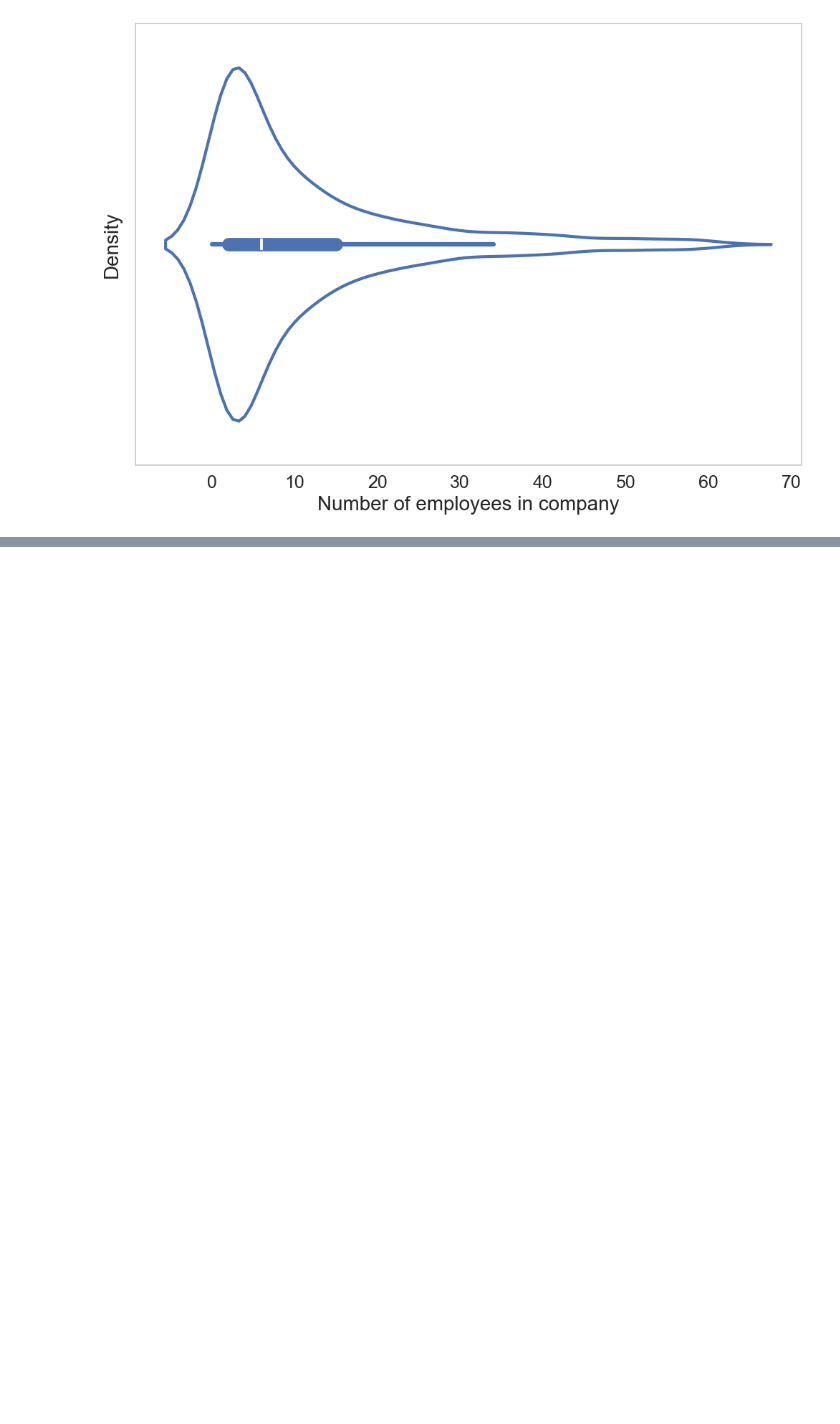
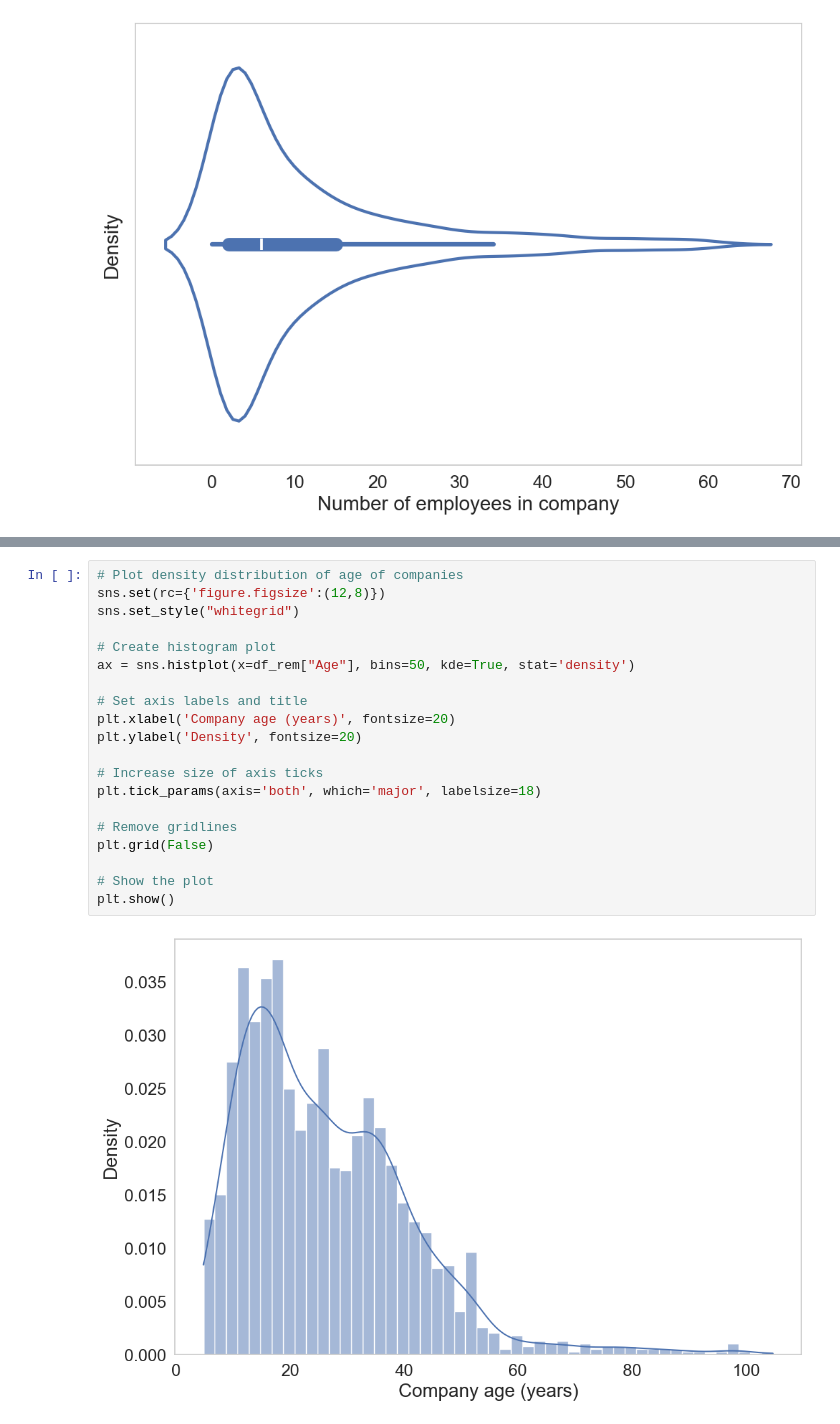
Before and after one commit to ivaroli/DataInTheWild, a Jupyter notebook: Analysis/simon.ipynb, the cells around one changed output, grey strips where cells are left out. Saved outputs shown, nothing was run; the diff lists cells and outputs as text; blank space fills up the shorter version.

```diff
--- a/Analysis/simon.ipynb
+++ b/Analysis/simon.ipynb
@@ -215,0 +254,22 @@ plt.show()
+# %%
+# Plot density distribution of age of companies
+sns.set(rc={'figure.figsize':(12,8)})
+sns.set_style("whitegrid")
+
+# Create histogram plot
+ax = sns.histplot(x=df_rem["Age"], bins=50, kde=True, stat='density')
+
+# Set axis labels and title
+plt.xlabel('Company age (years)', fontsize=20)
+plt.ylabel('Density', fontsize=20)
+
+# Increase size of axis ticks
+plt.tick_params(axis='both', which='major', labelsize=18)
+
+# Remove gridlines
+plt.grid(False)
+
+# Show the plot
+plt.show()
+# %% [output]
+[figure, added]
```
Also changed, not shown: parts of 14 cells of this notebook.
